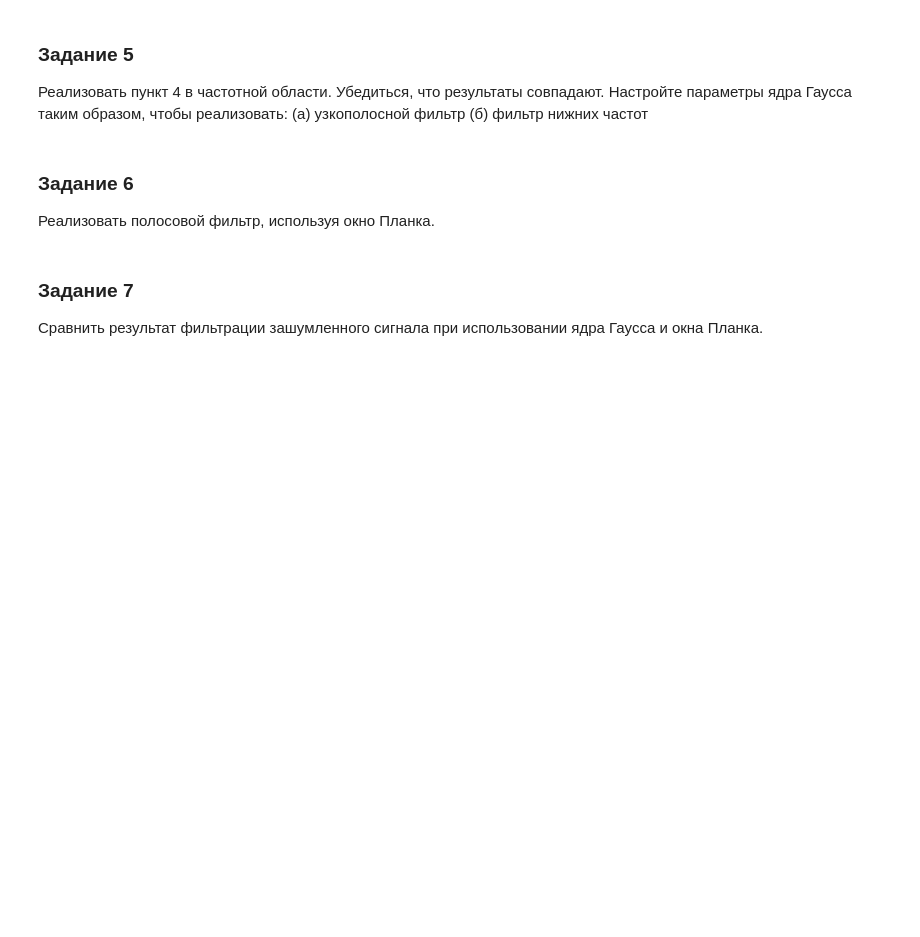
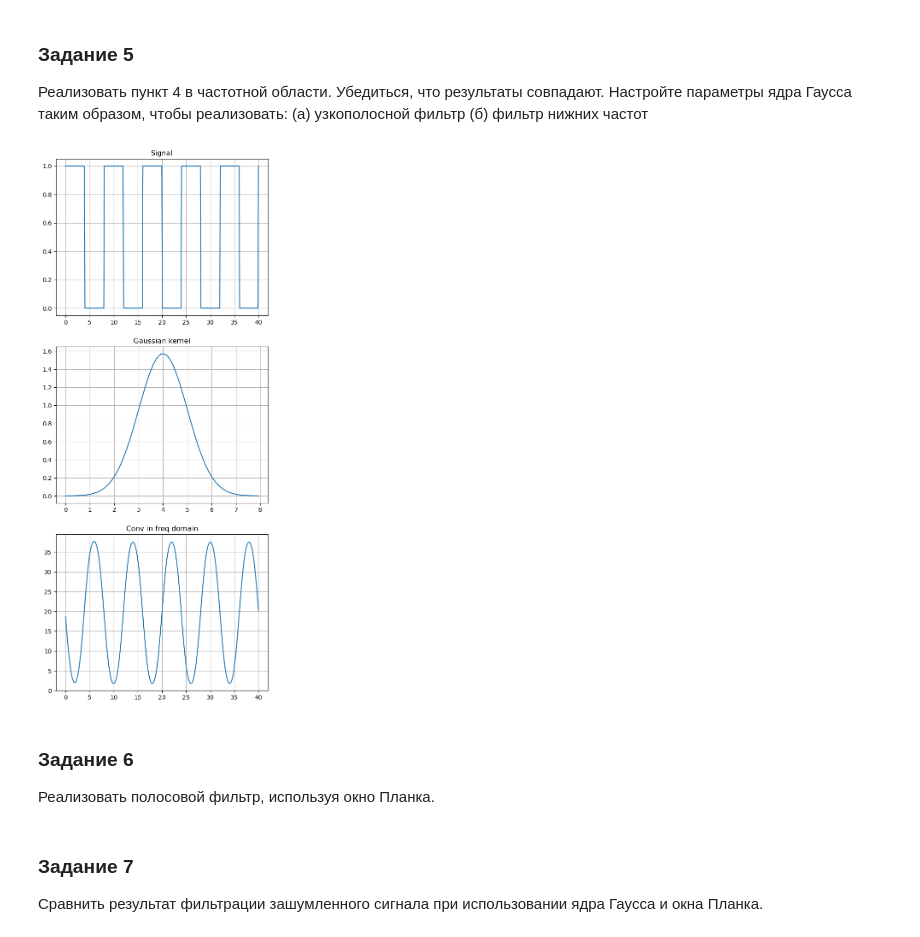
Before and after one commit to laissezfaireisfair/signal-processing, a Jupyter notebook: 06_Lab4/Lab4.ipynb, the cells around one changed output. Cells and saved outputs as stored; diff of their text form; code cells hidden in the pictures; blank space fills up the shorter version.

```diff
--- a/06_Lab4/Lab4.ipynb
+++ b/06_Lab4/Lab4.ipynb
@@ -157,10 +195,50 @@ exercise4()
 фильтр (б) фильтр нижних частот
 # %%
 def exercise5() -> None:
-    pass
+    points_count = 400
+    max_frequency = 10
+    period = 1 / max_frequency
+
+    def signal_float(x: float) -> float:
+        return 1 if floor(x / 4) % 2 == 0 else 0
+
+    signal = np.vectorize(signal_float)
+
+    def gaussian_kernel(x: ndarray[dtype]) -> ndarray[dtype]:
+        return (1 / 2 * pi) * np.exp(-(x - 4) ** 2 / 2)
+
+    xs = np.linspace(0, points_count * period, points_count)
+    ys = signal(xs)
+    ys_fft = fft(ys)
+
+    ys_kernel = gaussian_kernel(xs)
+    ys_kernel_fft = fft(ys_kernel)
+
+    ys_conv_fft = ys_fft * ys_kernel_fft
+    ys_conv = ifft(ys_conv_fft).real
+
+    plt.subplot(311)
+    plt.title('Signal')
+    plt.plot(xs, ys)
+    plt.grid()
+
+    plt.subplot(312)
+    plt.title('Gaussian kernel')
+    plt.plot(xs[:80], ys_kernel[:80])
+    plt.grid()
+
+    plt.subplot(313)
+    plt.title('Conv in freq domain')
+    plt.plot(xs[:points_count], ys_conv[:points_count])
+    plt.grid()
+
+    plt.subplots_adjust(top=2.7)
+    plt.show()
 
 
 exercise5()
+# %% [output]
+[figure, added]
 # %% [markdown]
 ### Задание 6
 Реализовать полосовой фильтр, используя окно Планка.
```
Also changed, not shown: parts of 3 cells of this notebook.
